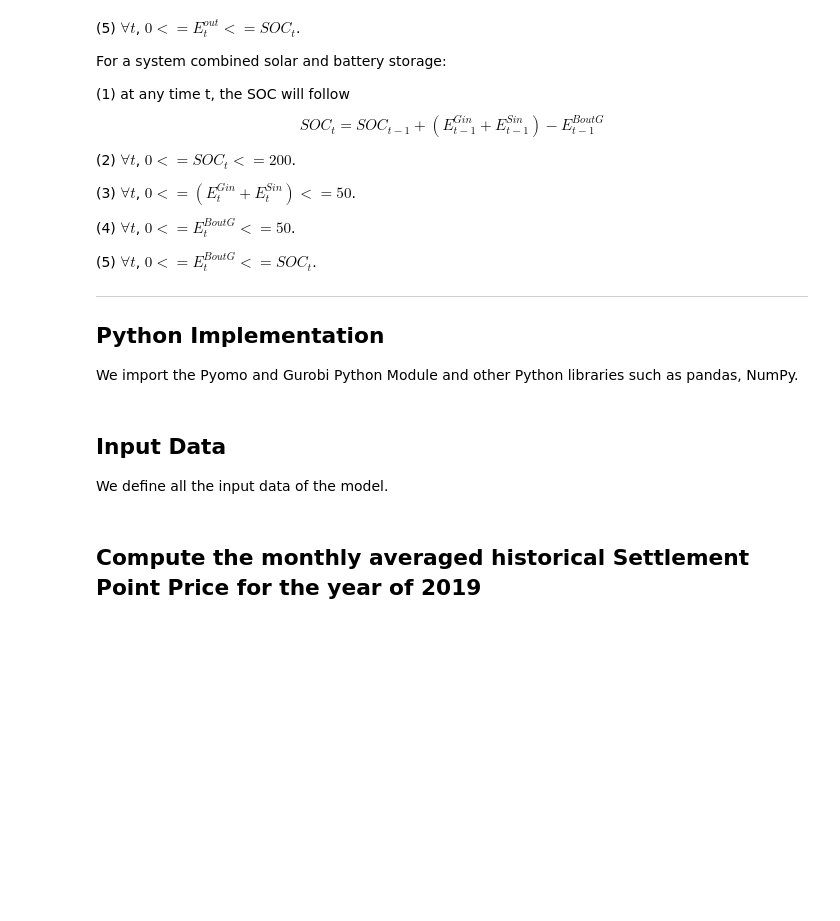
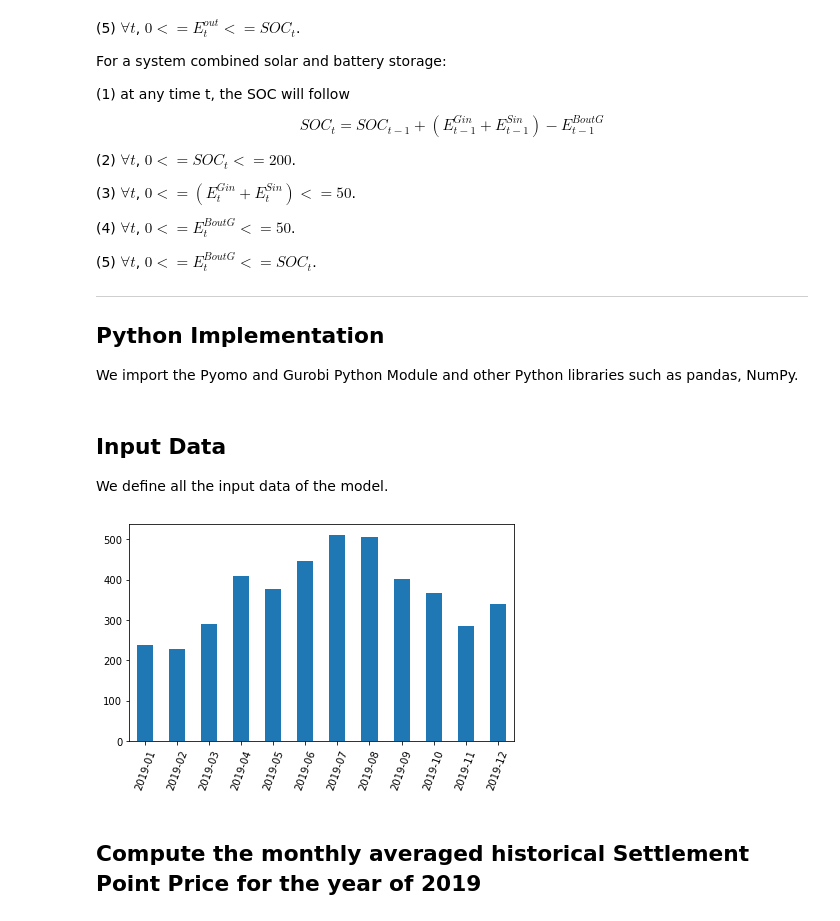
Before and after one commit to ChenghaoDing90/Solar-Farm-Planning-Study, a Jupyter notebook: Solar farm Investment Study in Houston.ipynb, the cells around one changed output. Drawn from its saved outputs; the diff is of its cells as text; code cells hidden in the pictures; blank space fills up the shorter version.

```diff
--- a/Solar farm Investment Study in Houston.ipynb
+++ b/Solar farm Investment Study in Houston.ipynb
@@ -188,7 +189,7 @@ dfhourprice = dfhourprice.to_frame()
 file_loc = "./case/case/FuelMixReport_PreviousYears/IntGenbyFuel2019.xlsx"
 sheetname= ['Jan', 'Feb', 'Mar', 'Apr', 'May','Jun', 'Jul', 'Aug','Sep', 'Oct', 'Nov', 'Dec']
 
-dfqqlist=[]
+dfpricelist=[]
 
 for i in sheetname:
     df_price_map = pd.read_excel(file_loc, sheet_name=i)
@@ -196,16 +197,29 @@ for i in sheetname:
     dfnewprice1 = dfnewprice.iloc[: , 4:]
     dfnewprice1 = dfnewprice1.groupby(np.arange(len(dfnewprice1.columns))//4, axis=1).mean()
     dfnewprice1.index = range(len(dfnewprice1.index))
-    dfnewprice1_transposed = dfnewprice1.T # or df1.transpose(
+    dfnewprice1_transposed = dfnewprice1.T
     dfnewprice1_transposed1 = pd.Series(dfnewprice1_transposed.values.ravel('F'))
-    dfqqlist.append(dfnewprice1_transposed1)
+    dfpricelist.append(dfnewprice1_transposed1)
 
-dfnormsolar = pd.concat(dfqqlist)
+dfnormsolar = pd.concat(dfpricelist)
 
 normalized_dfnormsolar=dfnormsolar/dfnormsolar.max()
 normalized_dfnormsolar.index = dti
 
 df = dfhourprice.merge(normalized_dfnormsolar.rename('SolarShape'), left_index=True, right_index=True)
+# %%
+# Monthly solar generation in MWh at 2019 in ERCOT region
+monthly_solar = df.groupby(pd.PeriodIndex(df.index, freq="M"))['SolarShape'].sum()
+
+dfsolarMonthly = monthly_solar*dfnormsolar.max()*4/1000 # in GWh
+
+fig, ax = plt.subplots()
+dfsolarMonthly.plot.bar(rot=70)
+fig.tight_layout()
+# plt.savefig('monthly_solar.png')
+fig.savefig('monthly_solar.png')
+# %% [output]
+[figure, added]
 # %% [markdown]
 ## Compute the monthly averaged historical  Settlement Point Price for the year of 2019
 # %%
```
Also changed, not shown: parts of 7 cells of this notebook.
